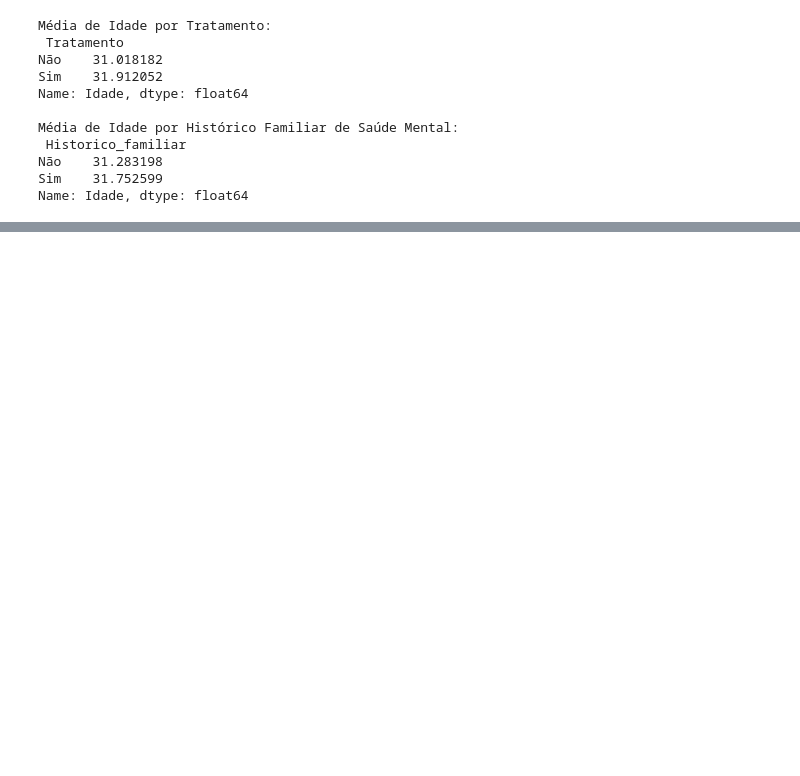
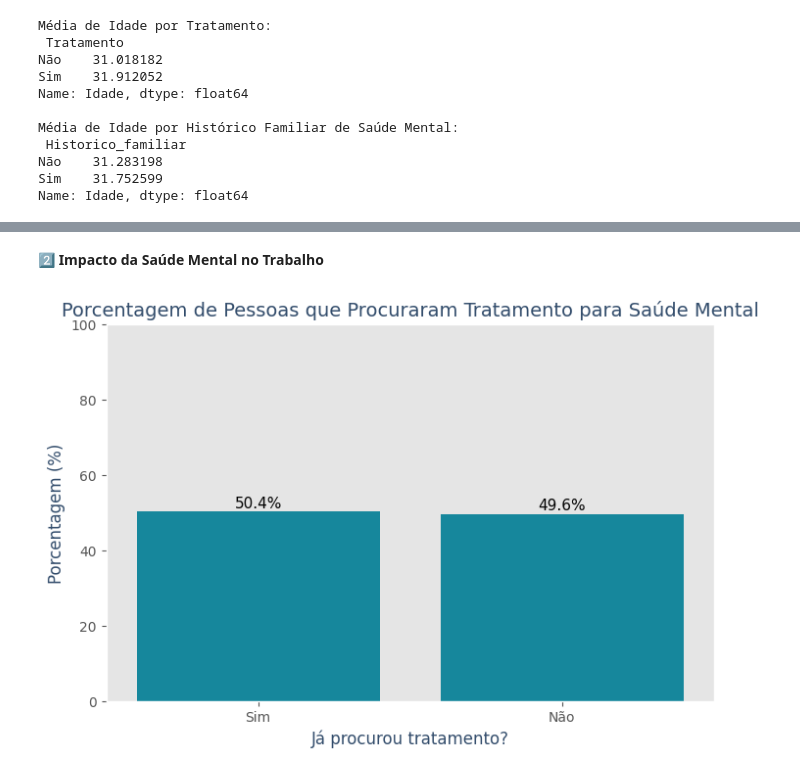
Before and after one commit to Davyeeh/Trabalho-Lab.-CD, a Jupyter notebook: TrabalhoFinal_LAB_C_D_.ipynb, the cells around one changed output, grey strips where cells are left out. Saved outputs shown, nothing was run; the diff lists cells and outputs as text; code cells hidden in the pictures; blank space fills up the shorter version.

```diff
--- a/TrabalhoFinal_LAB_C_D_.ipynb
+++ b/TrabalhoFinal_LAB_C_D_.ipynb
@@ -998,0 +1056,26 @@ Name: Idade, dtype: float64
+# %% [markdown]
+**2️⃣ Impacto da Saúde Mental no Trabalho**
+# %%
+col_tratamento = "Tratamento"
+
+# Calcular a porcentagem de pessoas que já procuraram tratamento
+percentual_tratamento = dados[col_tratamento].value_counts(normalize=True) * 100
+
+# Criar gráfico de colunas com personalização
+plt.figure(figsize=(8, 5))
+sns.barplot(x=percentual_tratamento.index, y=percentual_tratamento.values, color="#0097B2")
+
+# Personalizar fonte
+plt.xlabel("Já procurou tratamento?", fontname="DejaVu Sans", color="#334D6C", fontsize=12)
+plt.ylabel("Porcentagem (%)", fontname="DejaVu Sans", color="#334D6C", fontsize=12)
+plt.title("Porcentagem de Pessoas que Procuraram Tratamento para Saúde Mental", fontname="DejaVu Sans", color="#334D6C", fontsize=14)
+plt.grid(False)
+
+# Adicionar rótulos nos valores das colunas
+for i, v in enumerate(percentual_tratamento.values):
+    plt.text(i, v + 1, f"{v:.1f}%", ha="center", fontname="DejaVu Sans", fontsize=11)
+
+plt.ylim(0, 100)
+plt.show()
+# %% [output]
+[figure, added]
```
Also changed, not shown: parts of 12 cells of this notebook.
